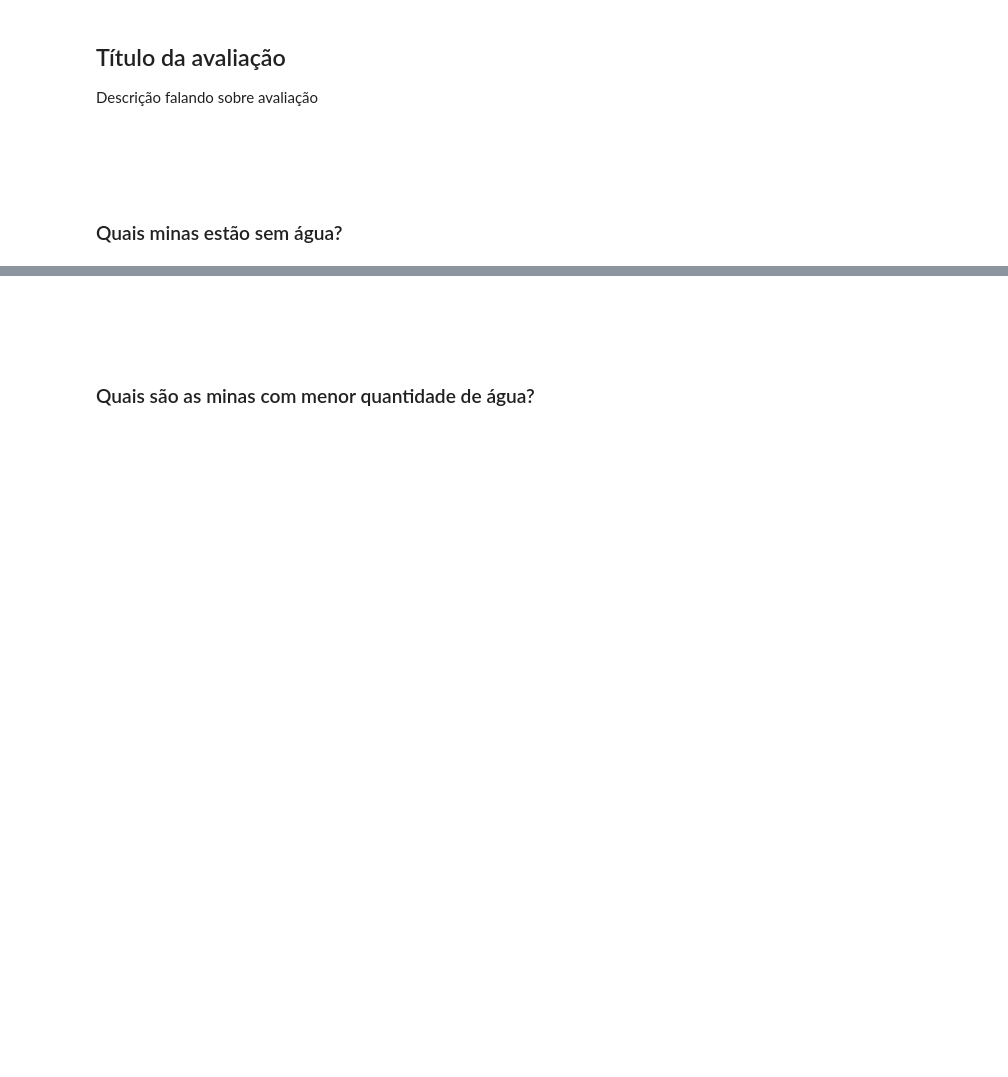
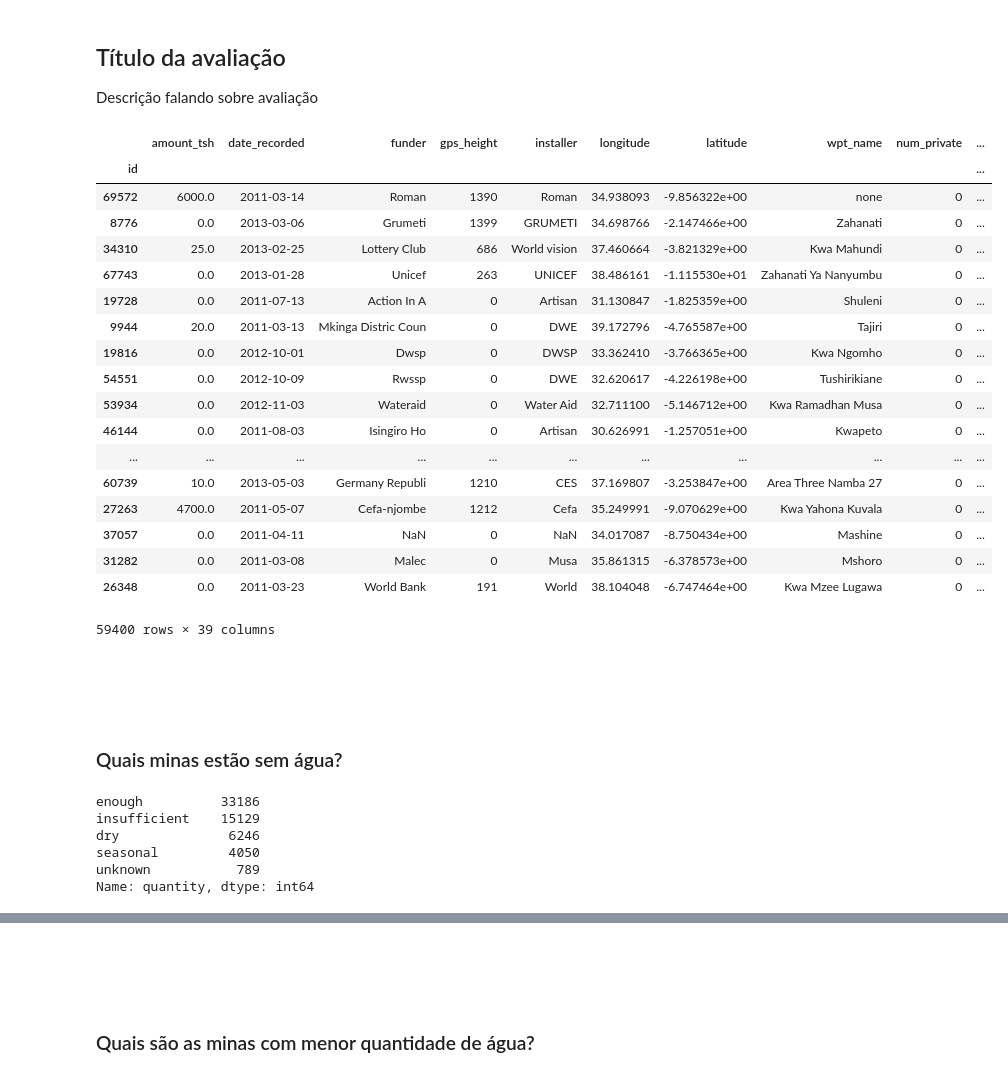
Before and after one commit to azabraao/IA-avaliacao-01, a Jupyter notebook: water-table.ipynb, the cells around one changed output, grey strips where cells are left out. Drawn from its saved outputs; the diff is of its cells as text; code cells hidden in the pictures; blank space fills up the shorter version.

```diff
--- a/water-table.ipynb
+++ b/water-table.ipynb
@@ -23,6 +23,28 @@ import pandas as pd
 import numpy as np
 # %%
 data = pd.read_csv("pumpit.csv", index_col=0)
+# %%
+data
+# %% [output]
+|  | amount_tsh | date_recorded | funder | gps_height | installer | longitude | latitude | wpt_name | num_private | ... |
+| id |  |  |  |  |  |  |  |  |  | ... |
+| 69572 | 6000.0 | 2011-03-14 | Roman | 1390 | Roman | 34.938093 | -9.856322e+00 | none | 0 | ... |
+| 8776 | 0.0 | 2013-03-06 | Grumeti | 1399 | GRUMETI | 34.698766 | -2.147466e+00 | Zahanati | 0 | ... |
+| 34310 | 25.0 | 2013-02-25 | Lottery Club | 686 | World vision | 37.460664 | -3.821329e+00 | Kwa Mahundi | 0 | ... |
+| 67743 | 0.0 | 2013-01-28 | Unicef | 263 | UNICEF | 38.486161 | -1.115530e+01 | Zahanati Ya Nanyumbu | 0 | ... |
+| 19728 | 0.0 | 2011-07-13 | Action In A | 0 | Artisan | 31.130847 | -1.825359e+00 | Shuleni | 0 | ... |
+| 9944 | 20.0 | 2011-03-13 | Mkinga Distric Coun | 0 | DWE | 39.172796 | -4.765587e+00 | Tajiri | 0 | ... |
+| 19816 | 0.0 | 2012-10-01 | Dwsp | 0 | DWSP | 33.362410 | -3.766365e+00 | Kwa Ngomho | 0 | ... |
+| 54551 | 0.0 | 2012-10-09 | Rwssp | 0 | DWE | 32.620617 | -4.226198e+00 | Tushirikiane | 0 | ... |
+| 53934 | 0.0 | 2012-11-03 | Wateraid | 0 | Water Aid | 32.711100 | -5.146712e+00 | Kwa Ramadhan Musa | 0 | ... |
+| 46144 | 0.0 | 2011-08-03 | Isingiro Ho | 0 | Artisan | 30.626991 | -1.257051e+00 | Kwapeto | 0 | ... |
+| ... | ... | ... | ... | ... | ... | ... | ... | ... | ... | ... |
+| 60739 | 10.0 | 2013-05-03 | Germany Republi | 1210 | CES | 37.169807 | -3.253847e+00 | Area Three Namba 27 | 0 | ... |
+| 27263 | 4700.0 | 2011-05-07 | Cefa-njombe | 1212 | Cefa | 35.249991 | -9.070629e+00 | Kwa Yahona Kuvala | 0 | ... |
+| 37057 | 0.0 | 2011-04-11 | NaN | 0 | NaN | 34.017087 | -8.750434e+00 | Mashine | 0 | ... |
+| 31282 | 0.0 | 2011-03-08 | Malec | 0 | Musa | 35.861315 | -6.378573e+00 | Mshoro | 0 | ... |
+| 26348 | 0.0 | 2011-03-23 | World Bank | 191 | World | 38.104048 | -6.747464e+00 | Kwa Mzee Lugawa | 0 | ... |
+59400 rows × 39 columns
 # %% [markdown]
 <br/><br/><br/>
 ### Quais minas estão sem água?
@@ -30,0 +51,11 @@ data = pd.read_csv("pumpit.csv", index_col=0)
+# %%
+## Verificando opções e quantidade
+noWater = data['quantity'].value_counts()
+noWater
+# %% [output]
+enough          33186
+insufficient    15129
+dry              6246
+seasonal         4050
+unknown           789
+Name: quantity, dtype: int64
```
Also changed, not shown: parts of 7 cells of this notebook, 1 other file.
